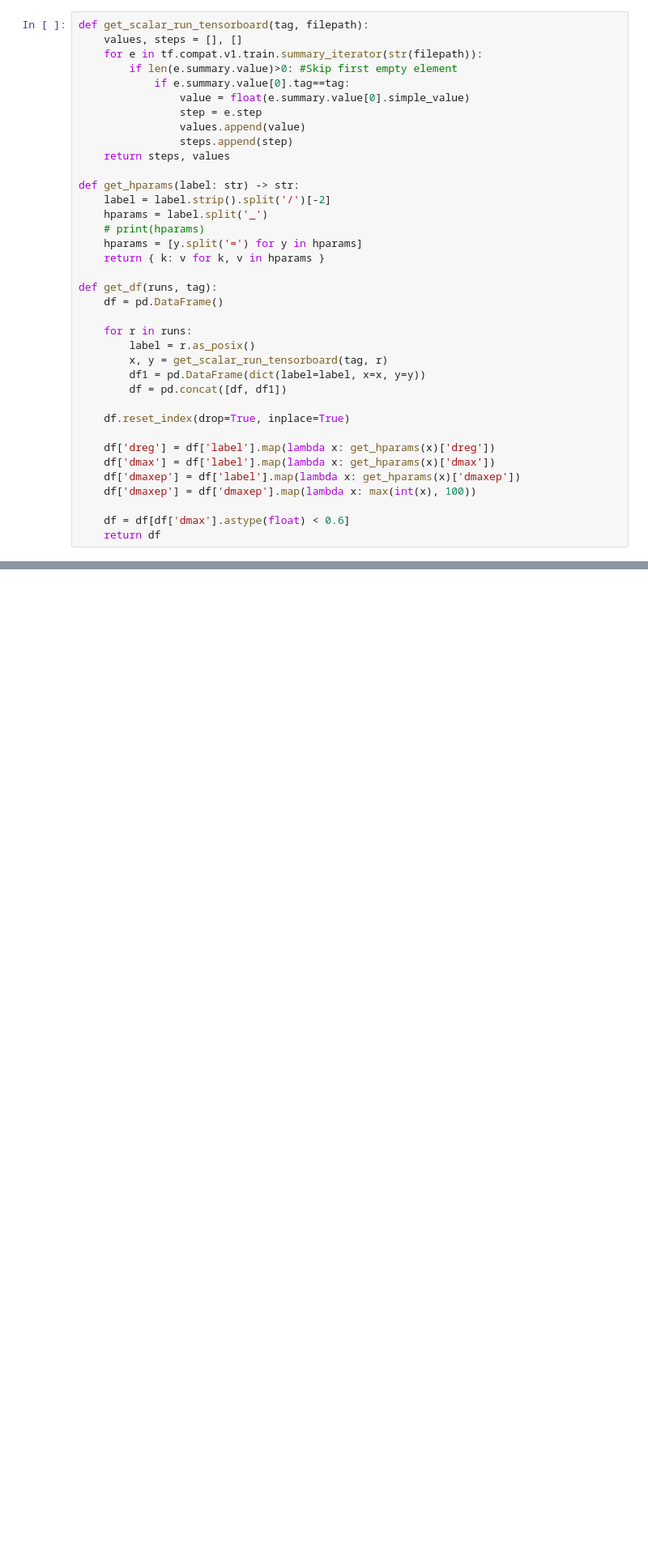
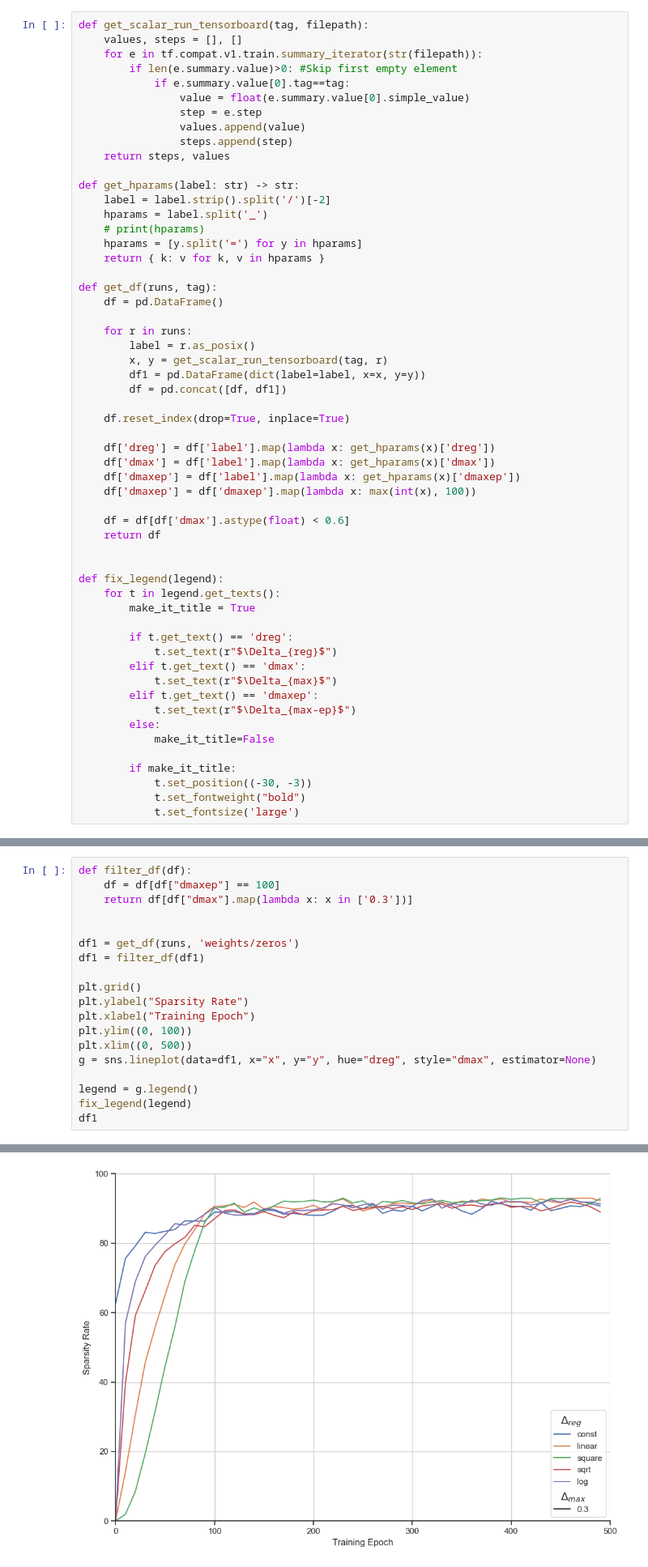
Before and after one commit to jackss011/gyro-classifier, a Jupyter notebook: charts2.ipynb, the cells around one changed output, grey strips where cells are left out. Shown at 81% size. Drawn from its saved outputs; the diff is of its cells as text; blank space fills up the shorter version.

```diff
--- a/charts2.ipynb
+++ b/charts2.ipynb
@@ -47,3 +47,22 @@ def get_df(runs, tag):
 
     df = df[df['dmax'].astype(float) < 0.6]
     return df
+
+
+def fix_legend(legend):
+    for t in legend.get_texts():
+        make_it_title = True
+
+        if t.get_text() == 'dreg':
+            t.set_text(r"$\Delta_{reg}$")
+        elif t.get_text() == 'dmax':
+            t.set_text(r"$\Delta_{max}$")
+        elif t.get_text() == 'dmaxep':
+            t.set_text(r"$\Delta_{max-ep}$")
+        else:
+            make_it_title=False
+
+        if make_it_title:
+            t.set_position((-30, -3))
+            t.set_fontweight("bold")
+            t.set_fontsize('large')
@@ -74,3 +90,23 @@ padova/src/logs2/ternary/2024-05-30-11-35-31/bs=200_lr=0.01_m=0.9_wd=0.0001_dreg
 padova/src/logs2/ternary/2024-05-30-12-09-00/bs=200_lr=0.01_m=0.9_wd=0.0001_dreg=square_dmin=0_dmax=0.3_dmaxep=250/events.out.tfevents.1717063740.pc-jack.16552.0
 padova/src/logs2/ternary/2024-05-30-12-42-31/bs=200_lr=0.01_m=0.9_wd=0.0001_dreg=square_dmin=0_dmax=0.5_dmaxep=250/events.out.tfevents.1717065751.pc-jack.9276.0
 padova/src/logs2/ternary/2024-05-30-13-16-03/bs=200_lr=0.01_m=0.9_wd=0.0001_dreg=square_dmin=0_dmax=0.7_dmaxep=250/events.out.tfevents.1717067763.pc-jack.16760.0
+# %%
+def filter_df(df):
+    df = df[df["dmaxep"] == 100]
+    return df[df["dmax"].map(lambda x: x in ['0.3'])]
+
+
+df1 = get_df(runs, 'weights/zeros')
+df1 = filter_df(df1)
+
+plt.grid()
+plt.ylabel("Sparsity Rate")
+plt.xlabel("Training Epoch")
+plt.ylim((0, 100))
+plt.xlim((0, 500))
+g = sns.lineplot(data=df1, x="x", y="y", hue="dreg", style="dmax", estimator=None)
+
+legend = g.legend()
+fix_legend(legend)
+df1
+# %% [output]
@@ -77 +126,2 @@ padova/src/logs2/ternary/2024-05-30-13-16-03/bs=200_lr=0.01_m=0.9_wd=0.0001_dreg
+[figure, added]
 # %%
```
Also changed, not shown: parts of 4 cells of this notebook, 1 other file.
